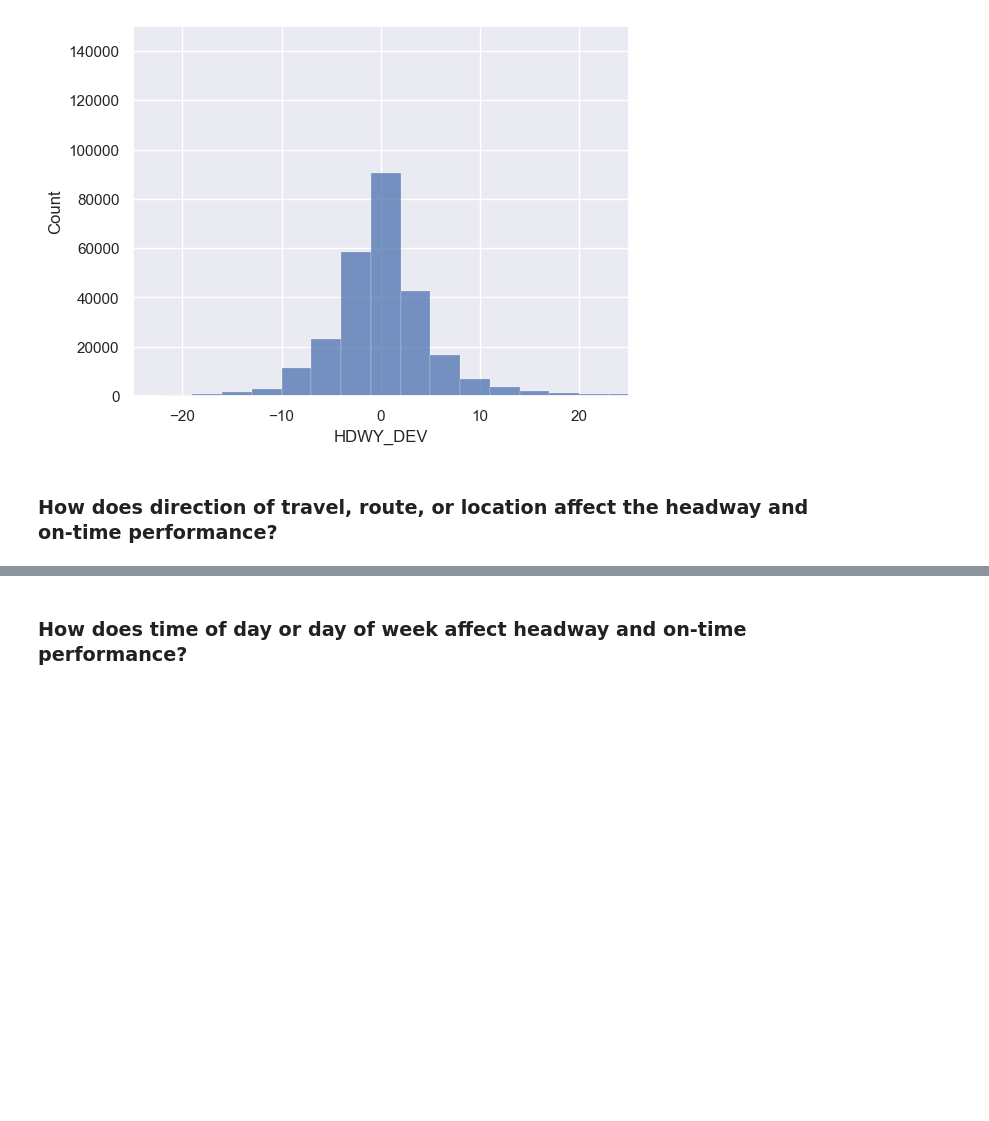
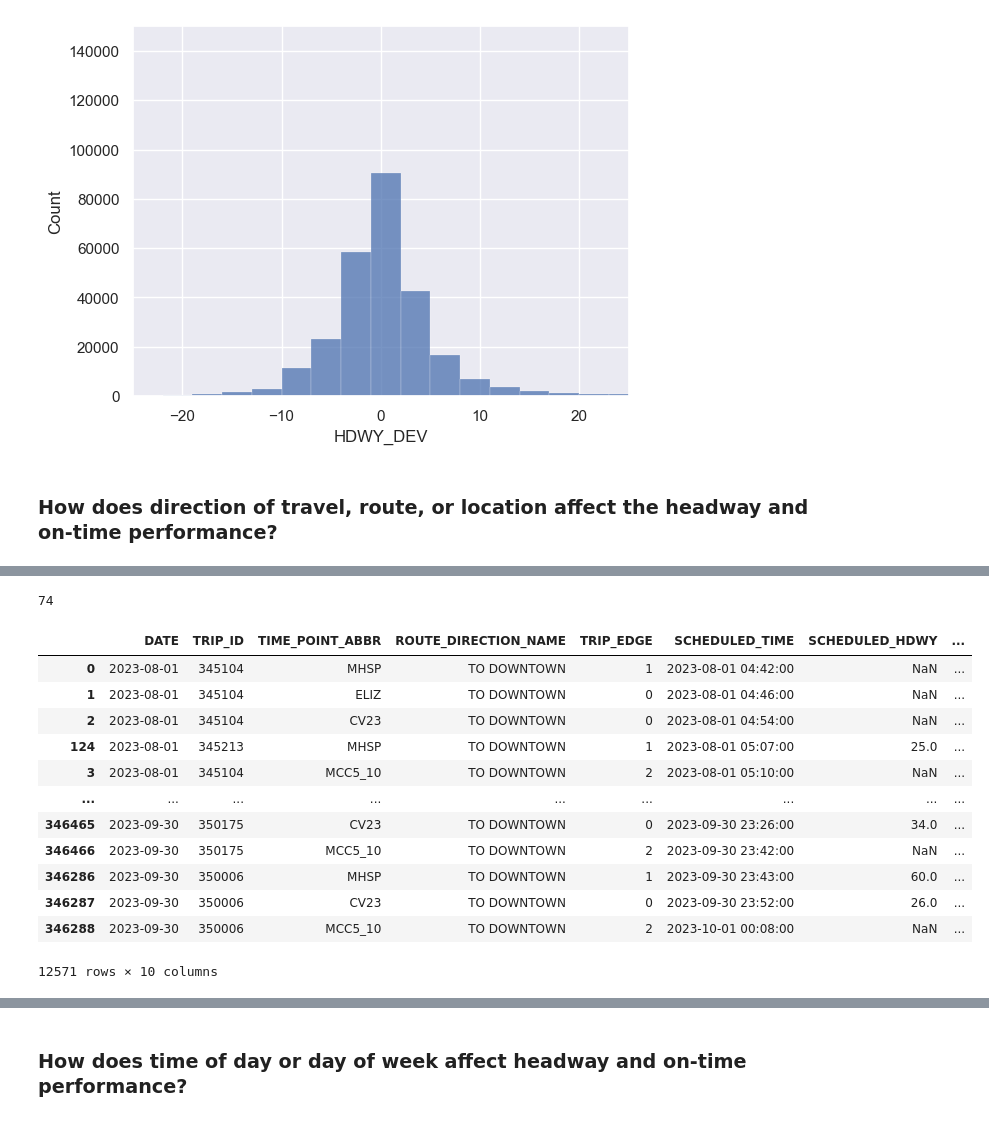
Before and after one commit to NSS-Data-Analytics-Cohort-11/wego-new-california-republic, a Jupyter notebook: notebooks/WeGo Data Introduction.ipynb, the cells around one changed output, grey strips where cells are left out. Cells and saved outputs as stored; diff of their text form; code cells hidden in the pictures; blank space fills up the shorter version.

```diff
--- a/notebooks/WeGo Data Introduction.ipynb
+++ b/notebooks/WeGo Data Introduction.ipynb
@@ -344,0 +402,35 @@ plt.show()
+# %%
+#adherence-by location
+wego['LATITUDE'].nunique()
+
+#lat is north-south, long is east-west
+# %% [output]
+74
+# %%
+to_downtown = (
+    wego
+    .loc[wego['ROUTE_ABBR'] == 22]
+    .loc[wego['ROUTE_DIRECTION_NAME'] == 'TO DOWNTOWN']
+    .loc[wego['TIME_POINT_ABBR'] == 'CV23']
+    [['DATE', 'TRIP_ID', 'TIME_POINT_ABBR','ROUTE_DIRECTION_NAME', 'TRIP_EDGE',
+      'SCHEDULED_TIME', 'SCHEDULED_HDWY',
+      'ACTUAL_DEPARTURE_TIME', 'ACTUAL_HDWY', 'HDWY_DEV'
+     ]]
+    .sort_values(['DATE', 'SCHEDULED_TIME'])
+    .iloc[:]
+)
+to_downtown
+# %% [output]
+|  | DATE | TRIP_ID | TIME_POINT_ABBR | ROUTE_DIRECTION_NAME | TRIP_EDGE | SCHEDULED_TIME | SCHEDULED_HDWY | ... |
+| 0 | 2023-08-01 | 345104 | MHSP | TO DOWNTOWN | 1 | 2023-08-01 04:42:00 | NaN | ... |
+| 1 | 2023-08-01 | 345104 | ELIZ | TO DOWNTOWN | 0 | 2023-08-01 04:46:00 | NaN | ... |
+| 2 | 2023-08-01 | 345104 | CV23 | TO DOWNTOWN | 0 | 2023-08-01 04:54:00 | NaN | ... |
+| 124 | 2023-08-01 | 345213 | MHSP | TO DOWNTOWN | 1 | 2023-08-01 05:07:00 | 25.0 | ... |
+| 3 | 2023-08-01 | 345104 | MCC5_10 | TO DOWNTOWN | 2 | 2023-08-01 05:10:00 | NaN | ... |
+| ... | ... | ... | ... | ... | ... | ... | ... | ... |
+| 346465 | 2023-09-30 | 350175 | CV23 | TO DOWNTOWN | 0 | 2023-09-30 23:26:00 | 34.0 | ... |
+| 346466 | 2023-09-30 | 350175 | MCC5_10 | TO DOWNTOWN | 2 | 2023-09-30 23:42:00 | NaN | ... |
+| 346286 | 2023-09-30 | 350006 | MHSP | TO DOWNTOWN | 1 | 2023-09-30 23:43:00 | 60.0 | ... |
+| 346287 | 2023-09-30 | 350006 | CV23 | TO DOWNTOWN | 0 | 2023-09-30 23:52:00 | 26.0 | ... |
+| 346288 | 2023-09-30 | 350006 | MCC5_10 | TO DOWNTOWN | 2 | 2023-10-01 00:08:00 | NaN | ... |
+12571 rows × 10 columns
```
Also changed, not shown: parts of 12 cells of this notebook, 2 other files.
